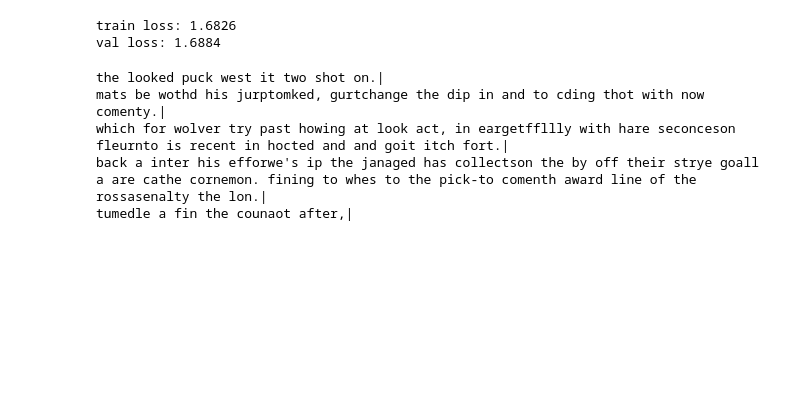
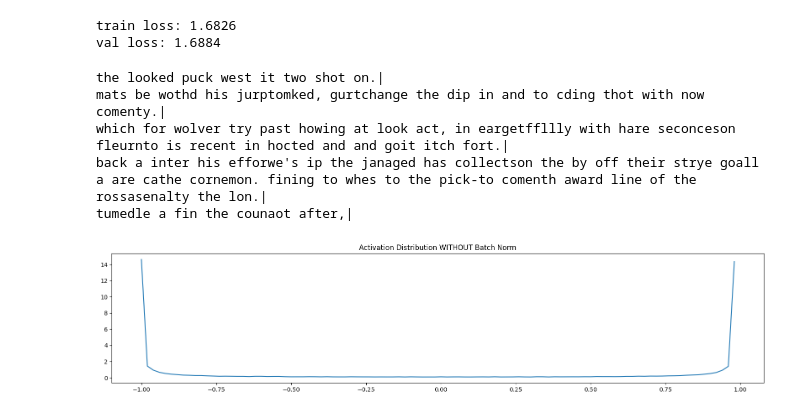
Before and after one commit to derrickrajkumar10/Football-Commentary-Generator, a Jupyter notebook: 03_batchnorm.ipynb, the cells around one changed output. Saved outputs shown, nothing was run; the diff lists cells and outputs as text; code cells hidden in the pictures; blank space fills up the shorter version.

Commit message:
add activation distribution visualizations

```diff
--- a/03_batchnorm.ipynb
+++ b/03_batchnorm.ipynb
@@ -302,3 +302,12 @@ mats be wothd his jurptomked, gurtchange the dip in and to cding thot with now c
 which for wolver try past howing at look act, in eargetffllly with hare seconceson fleurnto is recent in hocted and and goit itch fort.|
 back a inter his efforwe's ip the janaged has collectson the by off their strye goall a are cathe cornemon. fining to whes to the pick-to comenth award line of the rossasenalty the lon.|
 tumedle a fin the counaot after,|
+# %%
+plt.figure(figsize=(20, 4))
+h_no_bn = torch.tanh(C[Xtr[:1000]].view(-1, 30) @ W1 + b1)
+hy, hx = torch.histogram(h_no_bn, density=True)
+plt.plot(hx[:-1].detach(), hy.detach())
+plt.title('Activation Distribution WITHOUT Batch Norm')
+plt.show()
+# %% [output]
+[figure, added]
```
Also changed, not shown: parts of 3 cells of this notebook.
